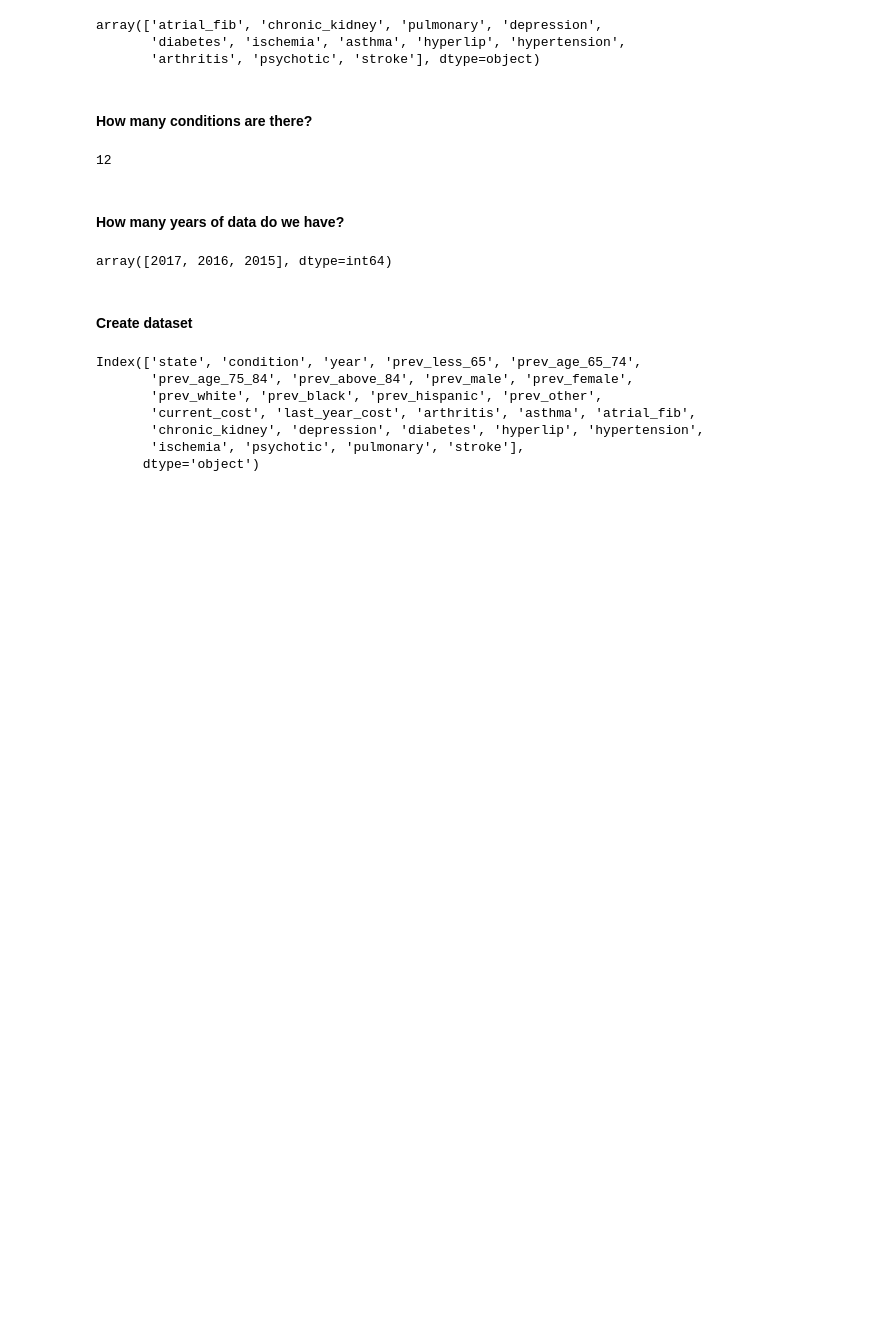
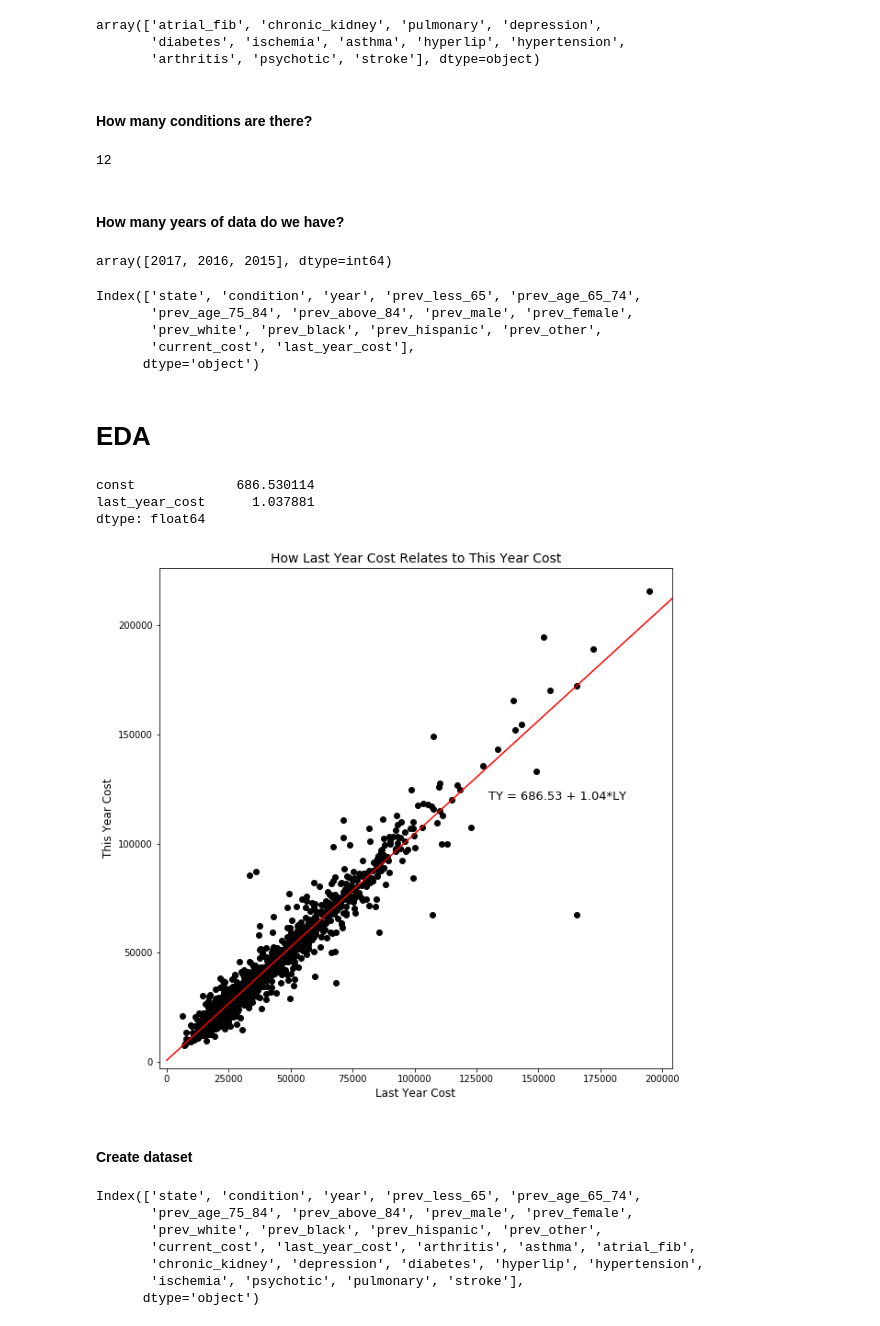
Before and after one commit to cambrad3/DataVizProject, a Jupyter notebook: Modeling and Predictions.ipynb, the cells around one changed output. Drawn from its saved outputs; the diff is of its cells as text; code cells hidden in the pictures; blank space fills up the shorter version.

```diff
--- a/Modeling and Predictions.ipynb
+++ b/Modeling and Predictions.ipynb
@@ -39,6 +40,41 @@ len(data['condition'].unique())
 data['year'].unique()
 # %% [output]
 array([2017, 2016, 2015], dtype=int64)
+# %%
+data.columns
+# %% [output]
+Index(['state', 'condition', 'year', 'prev_less_65', 'prev_age_65_74',
+       'prev_age_75_84', 'prev_above_84', 'prev_male', 'prev_female',
+       'prev_white', 'prev_black', 'prev_hispanic', 'prev_other',
+       'current_cost', 'last_year_cost'],
+      dtype='object')
+# %% [markdown]
+# EDA
+# %%
+xdat = data['last_year_cost']
+xdat = sm.add_constant(xdat)
+relationship = sm.OLS(data['current_cost'],xdat)
+relationshipresult = relationship.fit()
+# %%
+relationshipresult.params
+# %% [output]
+const             686.530114
+last_year_cost      1.037881
+dtype: float64
+# %%
+fig, ax = plt.subplots(figsize = (10,10))
+ax.scatter(data['last_year_cost'], data['current_cost'], c='black')
+#fig = plt.figure(figsize = (10,10))
+#plt.scatter(data['last_year_cost'],data['current_cost'])
+line = mlines.Line2D([0, 300000], [relationshipresult.params[0], relationshipresult.params[0]+300000*relationshipresult.params[1]], color='red')
+plt.ylabel('This Year Cost',fontsize = 12)
+plt.xlabel('Last Year Cost', fontsize = 12)
+plt.title('How Last Year Cost Relates to This Year Cost',fontsize=14)
+ax.add_line(line)
+ax.text(130000, 120000, 'TY = {} + {}*LY'.format(str(round(relationshipresult.params[0],2)),str(round(relationshipresult.params[1],2))), fontsize=13)
+plt.show()
+# %% [output]
+[figure, added]
 # %% [markdown]
 #### Create dataset
 # %%
```
Also changed, not shown: parts of 4 cells of this notebook, 4 other files.
